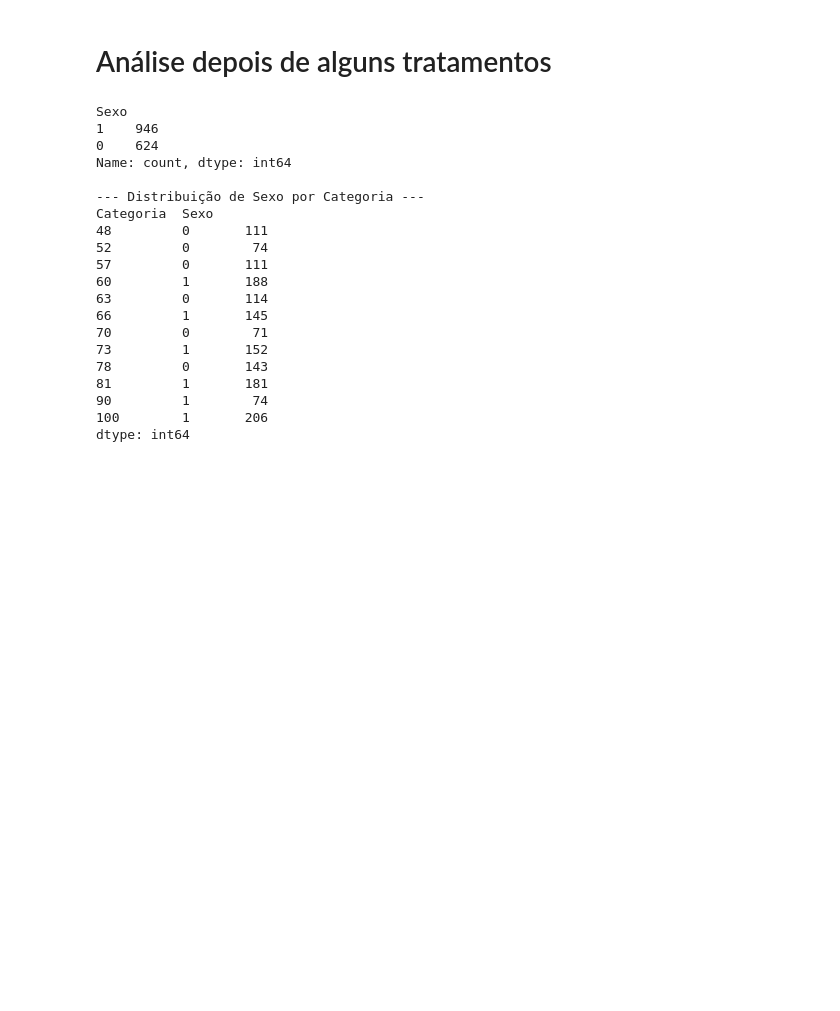
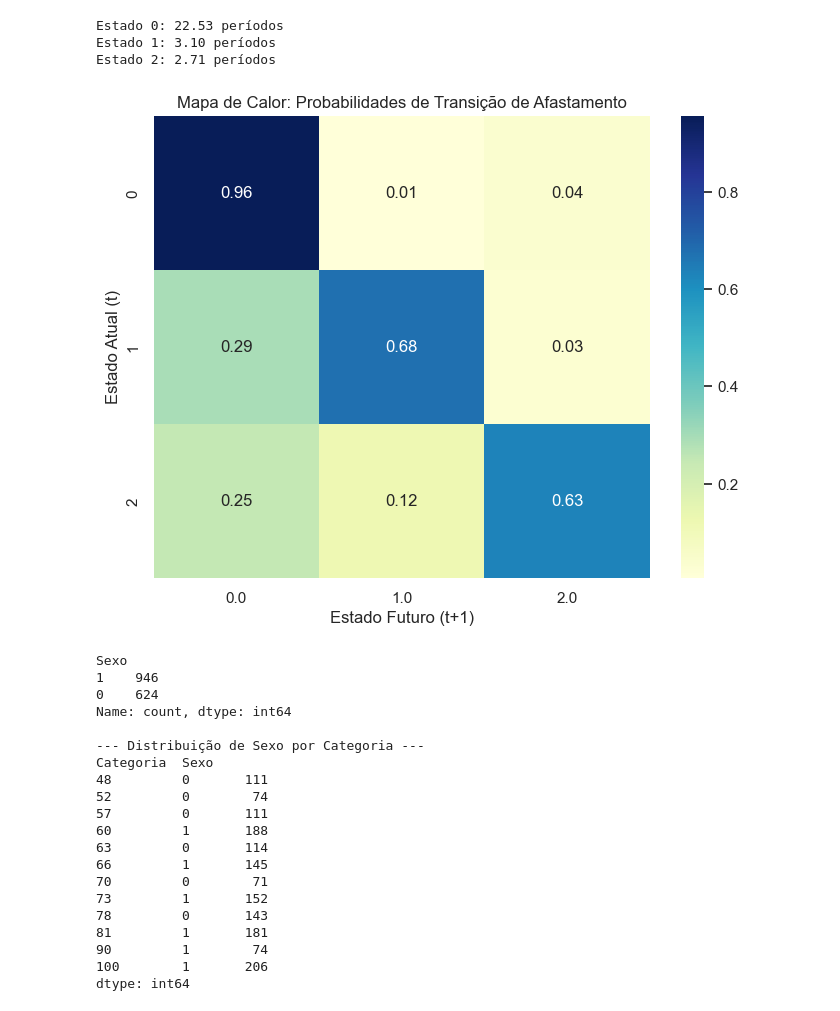
Before and after one commit to adrianfilipe/ecp_pesquisa, a Jupyter notebook: code.ipynb, the cells around one changed output. Cells and saved outputs as stored; diff of their text form; code cells hidden in the pictures; blank space fills up the shorter version.

```diff
--- a/code.ipynb
+++ b/code.ipynb
@@ -107,5 +1,3 @@ Name: Lesao_Ind, dtype: float64
-# %% [markdown]
-# Análise depois de alguns tratamentos
 # %%
 import pandas as pd
 import numpy as np
@@ -226,6 +118,46 @@ df['Sexo'] = df['Categoria'].apply(infer_sex)
 
 #dropando colunas inuteis:
 df.drop(columns=['Nascimento', 'Dia','PSE QUA', 'PSE SAB', 'TQR SEG', 'TQR QUA', 'TQR SEX'], inplace=True)
+# %%
+# Criandoa coluna do "Próximo Estado" (t+1) para cada atleta
+# Usamos o shift(-1) agrupado por atleta para não misturar dados de pessoas diferentes
+df['Afastamento_Prox'] = df.groupby('Atleta')['Afastamento'].shift(-1)
+df_transicao = df.dropna(subset=['Afastamento_Prox']).copy() # Removemos a última linha de cada atleta (onde o próximo estado seria NaN)
+matriz_freq = pd.crosstab(df_transicao['Afastamento'], df_transicao['Afastamento_Prox']) # Criamos uma tabela cruzada (contingência) entre o estado atual e o próximo
+matriz_transicao = matriz_freq.div(matriz_freq.sum(axis=1), axis=0)  # Normalizamos pelas linhas para obter probabilidades (soma da linha = 1)
+
+
+#  Calculando o Tempo Esperado no Estado i
+# O tempo esperado em um estado em uma cadeia de Markov discreta é 1 / (1 - P(i,i))
+# onde P(i,i) é a probabilidade de permanecer no mesmo estado.
+tempos_esperados = {}
+for estado in matriz_transicao.index:
+    if estado in matriz_transicao.columns:
+        p_ii = matriz_transicao.loc[estado, estado]
+
+        # Evitar divisão por zero se a probabilidade de sair for 100%
+        if p_ii < 1.0:
+            tempo_medio = 1 / (1 - p_ii)
+        else:
+            tempo_medio = float('inf') # Estado absorvente
+
+        tempos_esperados[estado] = tempo_medio
+
+for estado, tempo in tempos_esperados.items():
+    print(f"Estado {estado}: {tempo:.2f} períodos")
+# %% [output]
+Estado 0: 22.53 períodos
+Estado 1: 3.10 períodos
+Estado 2: 2.71 períodos
+# %%
+plt.figure(figsize=(8, 6))
+sns.heatmap(matriz_transicao, annot=True, cmap='YlGnBu', fmt='.2f')
+plt.title('Mapa de Calor: Probabilidades de Transição de Afastamento')
+plt.xlabel('Estado Futuro (t+1)')
+plt.ylabel('Estado Atual (t)')
+plt.show()
+# %% [output]
+[figure, added]
 # %%
 df.to_excel('dados_processados_para_modelo.xlsx', index=False)
 # %%
```
Also changed, not shown: parts of 4 cells of this notebook, 1 other file.
